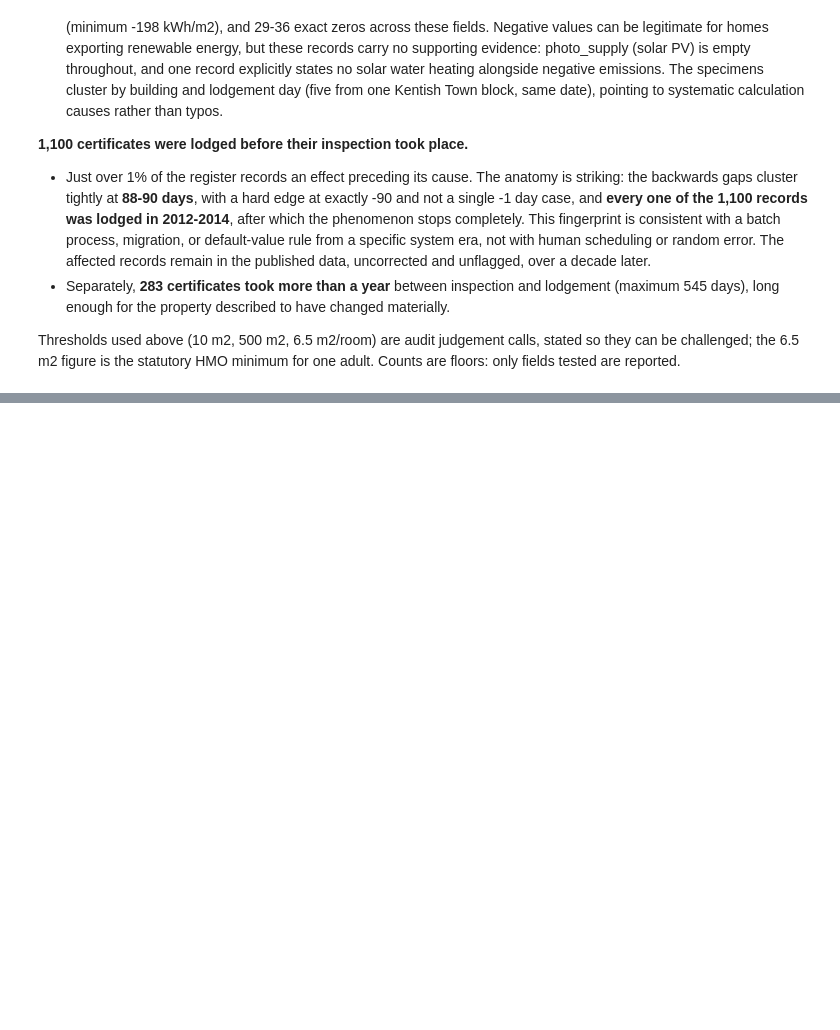
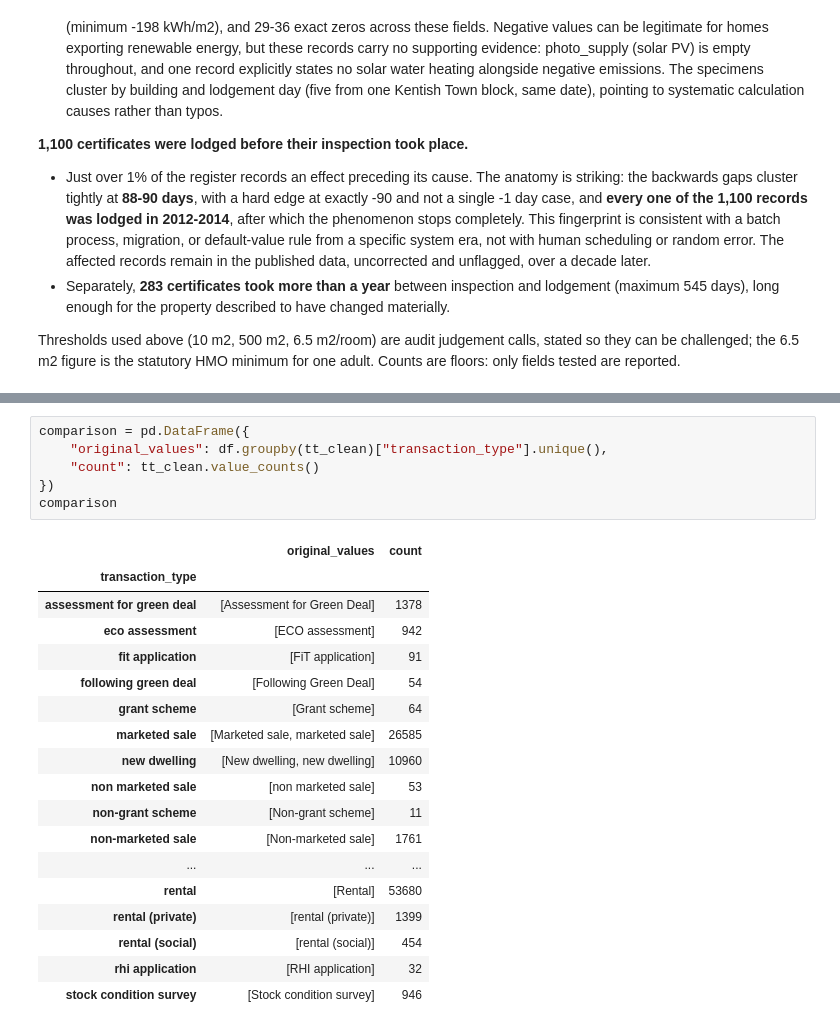
Before and after one commit to Tareqasaad/epc-data-quality-audit, a Jupyter notebook: notebooks/01_data_profiling.ipynb, the cells around one changed output, grey strips where cells are left out. Drawn from its saved outputs; the diff is of its cells as text; blank space fills up the shorter version.

```diff
--- a/notebooks/01_data_profiling.ipynb
+++ b/notebooks/01_data_profiling.ipynb
@@ -580,0 +621,25 @@ minimum for one adult. Counts are floors: only fields tested are reported.
+# %%
+comparison = pd.DataFrame({
+    "original_values": df.groupby(tt_clean)["transaction_type"].unique(),
+    "count": tt_clean.value_counts()
+})
+comparison
+# %% [output]
+|  | original_values | count |
+| transaction_type |  |  |
+| assessment for green deal | [Assessment for Green Deal] | 1378 |
+| eco assessment | [ECO assessment] | 942 |
+| fit application | [FiT application] | 91 |
+| following green deal | [Following Green Deal] | 54 |
+| grant scheme | [Grant scheme] | 64 |
+| marketed sale | [Marketed sale, marketed sale] | 26585 |
+| new dwelling | [New dwelling, new dwelling] | 10960 |
+| non marketed sale | [non marketed sale] | 53 |
+| non-grant scheme | [Non-grant scheme] | 11 |
+| non-marketed sale | [Non-marketed sale] | 1761 |
+| ... | ... | ... |
+| rental | [Rental] | 53680 |
+| rental (private) | [rental (private)] | 1399 |
+| rental (social) | [rental (social)] | 454 |
+| rhi application | [RHI application] | 32 |
+| stock condition survey | [Stock condition survey] | 946 |
```
Also changed, not shown: parts of 7 cells of this notebook.
